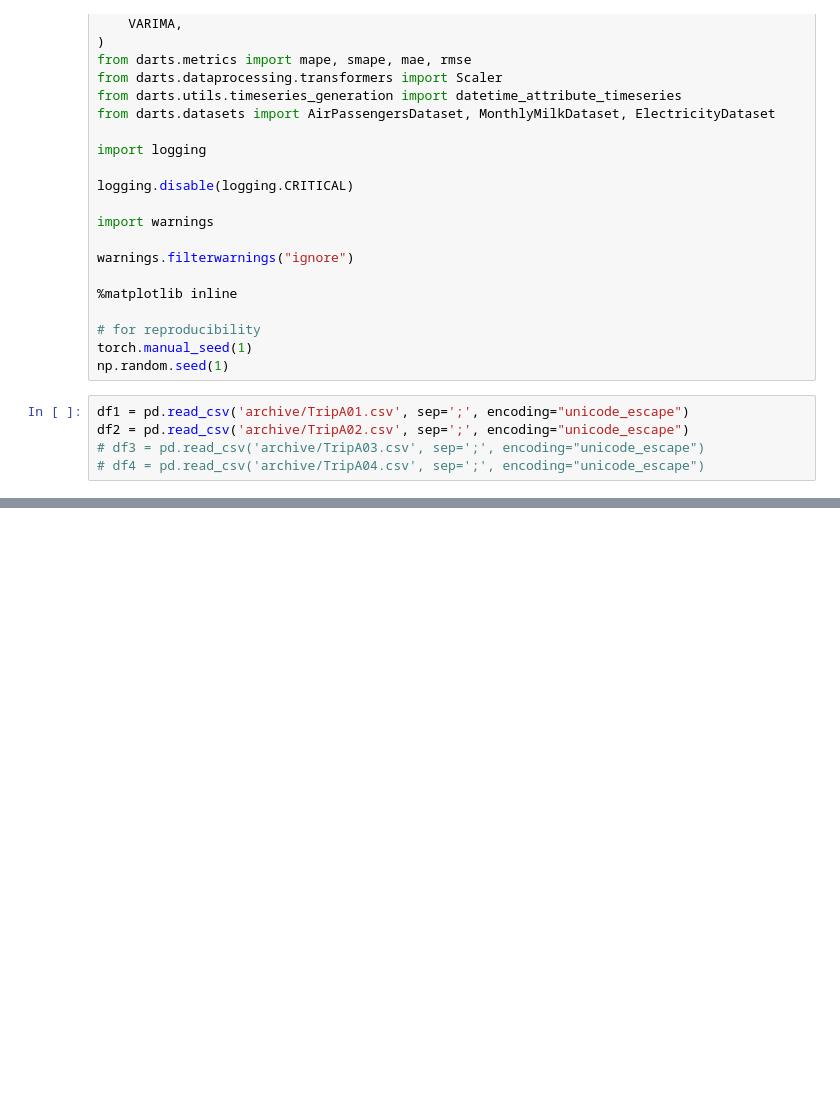
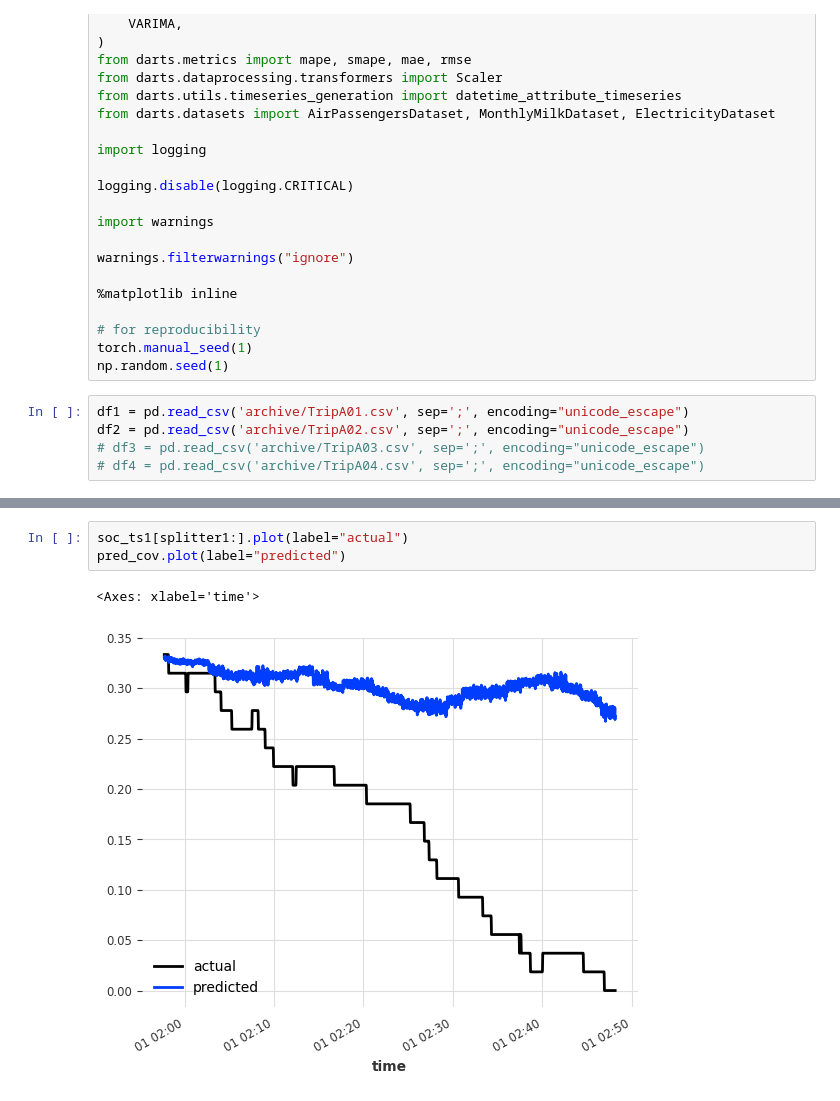
Before and after one commit to ConnorMcWard/EV-Battery, a Jupyter notebook: EV_Darts_BRNN.ipynb, the cells around one changed output, grey strips where cells are left out. Drawn from its saved outputs; the diff is of its cells as text; blank space fills up the shorter version.

```diff
--- a/EV_Darts_BRNN.ipynb
+++ b/EV_Darts_BRNN.ipynb
@@ -105,0 +149,6 @@ print("RMSE = {:.2f}%".format(rmse(soc_ts1, pred_cov)))
+# %%
+soc_ts1[splitter1:].plot(label="actual")
+pred_cov.plot(label="predicted")
+# %% [output]
+<Axes: xlabel='time'>
+[figure, added]
```
Also changed, not shown: parts of 8 cells of this notebook.
